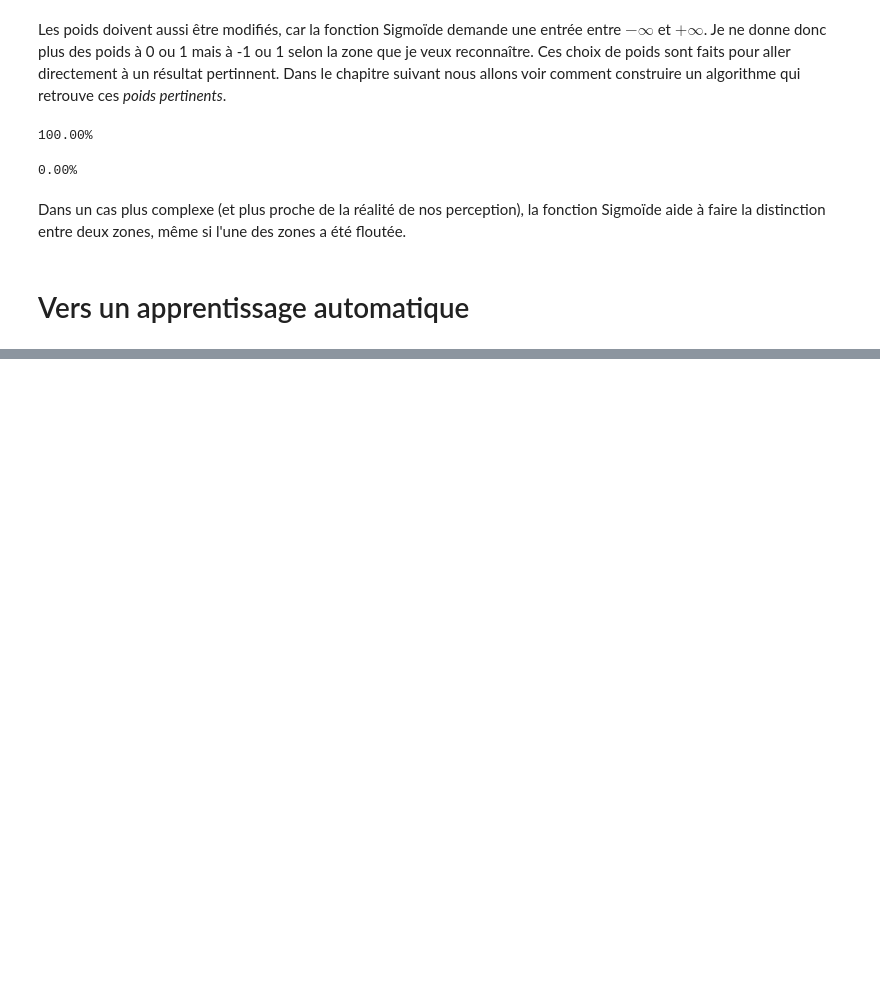
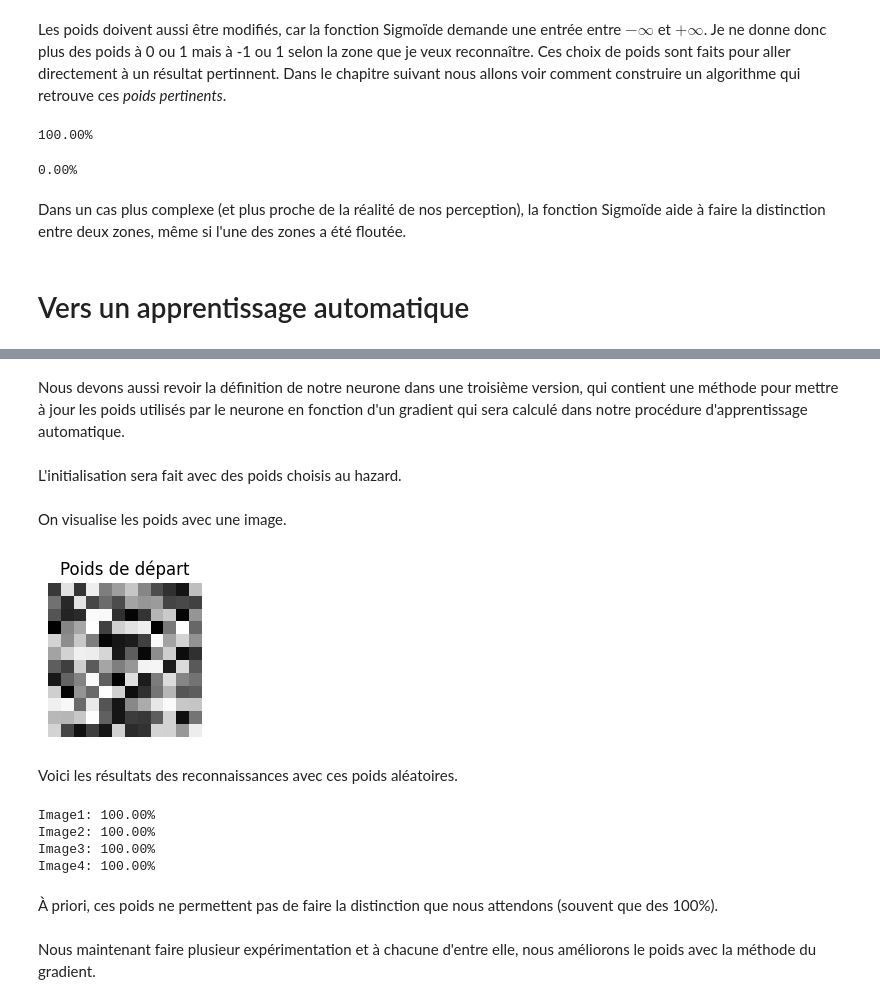
Before and after one commit to mat90hub/python_par_jupyter, a Jupyter notebook: 10_machine_learning/03_neurone.ipynb, the cells around one changed output, grey strips where cells are left out. Cells and saved outputs as stored; diff of their text form; code cells hidden in the pictures; blank space fills up the shorter version.

Commit message:
travail sur neurone

```diff
--- a/10_machine_learning/03_neurone.ipynb
+++ b/10_machine_learning/03_neurone.ipynb
@@ -213,0 +222,63 @@ Pour cette algorithme, on peut se souvenir de la méthode de la [regression logi
+# %%
+def sigmoid_prime(x):
+    """Dérivée de la fonction sigmoid"""
+    return sigmoid(x)* (1.0 - sigmoid(x))
+# %% [markdown]
+Nous devons aussi revoir la définition de notre neurone dans une troisième version, qui contient une méthode pour mettre à jour les poids utilisés par le neurone en fonction d'un gradient qui sera calculé dans notre procédure d'apprentissage automatique.
+# %%
+class Neuron3:
+    """
+    Troisième version du neurone permettant l'apprentissage automatique
+    """
+    def __init__(self, Input_weights):
+        self.size = len(Input_weights)
+        self.input_size = len(Input_weights)
+        self.weights = Input_weights
+
+    def aggregation(self, data):
+        """Somme des entrées pondérée par les poids"""
+        return np.dot(self.weights, data)
+
+    def activation(self, x):
+        return sigmoid(self.aggregation(x))
+
+    def activation_prime(self, x):
+        return sigmoid_prime(x)
+
+    def update_weights(self, gradient, learning_rate):
+        """Lise à jour des poids à partir du gradient"""
+        self.weights -= learning_rate * gradient
+
+    def Weight(self):
+        return self.weights
+# %% [markdown]
+L'initialisation sera fait avec des poids choisis au hazard.
+# %%
+rng = np.random.RandomState(seed=5)
+Weight0 = rng.random_sample(144)
+mon_neurone3 = Neuron3(Weight0)
+# %% [markdown]
+On visualise les poids avec une image.
+# %%
+plt.figure(figsize=(2,2))
+plt.imshow(np.reshape(mon_neurone3.weights,(12,12)), cmap="gray")
+plt.axis("off")
+plt.title("Poids de départ")
+plt.show()
+# %% [output]
+[figure, added]
+# %% [markdown]
+Voici les résultats des reconnaissances avec ces poids aléatoires.
+# %%
+for X, num in zip(Input, (1, 2, 3, 4)):
+    res = mon_neurone3.activation(X)
+    print(f'Image{num}: {res*100:.2f}%')
+# %% [output]
+Image1: 100.00%
+Image2: 100.00%
+Image3: 100.00%
+Image4: 100.00%
+# %% [markdown]
+À priori, ces poids ne permettent pas de faire la distinction que nous attendons (souvent que des 100%).
+# %% [markdown]
+Nous maintenant faire plusieur expérimentation et à chacune d'entre elle, nous améliorons le poids avec la méthode du gradient.
```
Also changed, not shown: parts of 10 cells of this notebook.
